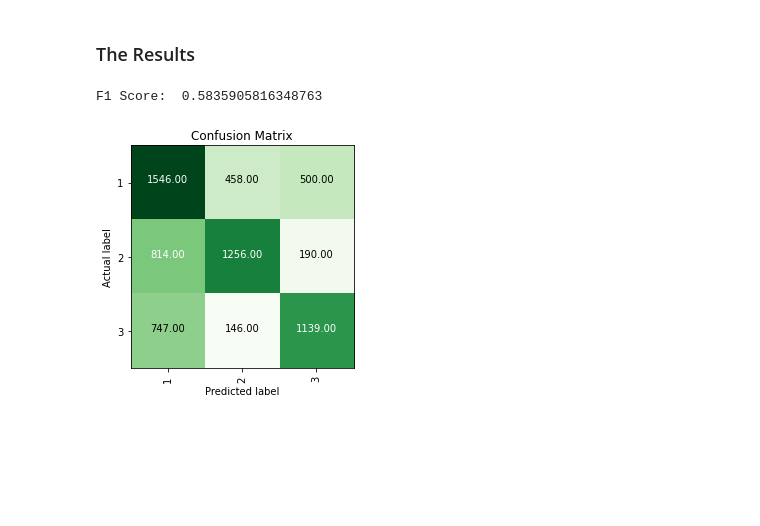
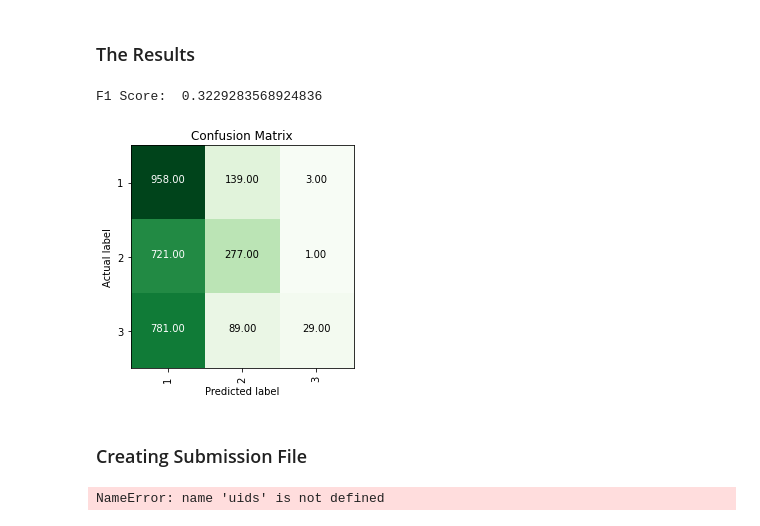
Before and after one commit to amm98d/twitter-sentiment-analysis, a Jupyter notebook: script.ipynb, the cells around one changed output. Cells and saved outputs as stored; diff of their text form; code cells hidden in the pictures; blank space fills up the shorter version.

Commit message:
First Real Predictions Score.

```diff
--- a/script.ipynb
+++ b/script.ipynb
@@ -74,7 +74,7 @@ def readFile(filename, test_data=False):
                     if len(tweet.content) > 0:
                         all_tweets.append(cleanTweet(tweet))
                         tweet = Tweet()
-                    tweet.ID = line.split()[1]
+                    tweet.uid = line.split()[1]
                     tweet.sentiment = line.split()[2] if test_data==False else None
                 elif line.split()[0] == 'http' or line.split()[0] == 'https':
                     skip = True
@@ -93,16 +93,16 @@ def readFile(filename, test_data=False):
 # %% [markdown]
 ## Frequency Based Method
 # %%
-def frequency_based_embeddings(all_tweets, test_data=False):
-    all_positive_tweets = [i.content for i in all_tweets if i.sentiment=='positive']
-    all_negative_tweets = [i.content for i in all_tweets if i.sentiment=='negative']
-    all_neutral_tweets = [i.content for i in all_tweets if i.sentiment=='neutral']
-    tweets = all_neutral_tweets + all_positive_tweets + all_negative_tweets
+def frequency_based_embeddings(all_tweets):
     freqs = dict()
     for i in all_tweets:
         for word in i.content.split():
             pair = (word, i.sentiment)
             freqs[pair] = freqs.get(pair, 0) + 1
+    all_positive_tweets = [i.content for i in all_tweets if i.sentiment=='positive']
+    all_negative_tweets = [i.content for i in all_tweets if i.sentiment=='negative']
+    all_neutral_tweets = [i.content for i in all_tweets if i.sentiment=='neutral']
+    tweets = all_neutral_tweets + all_positive_tweets + all_negative_tweets
     X = np.empty((0,4))
     for i in tweets:
         neutral_words_freq = 0
@@ -113,10 +113,8 @@ def frequency_based_embeddings(all_tweets, test_data=False):
             positive_words_freq += freqs.get((word,'positive'),0)
             negative_words_freq += freqs.get((word,'negative'),0)
         X = np.append(X, np.array([[1, neutral_words_freq, positive_words_freq, negative_words_freq]]), axis=0)
-    Y = None
-    if test_data == False:
-        Y = np.append(np.zeros(len(all_neutral_tweets)), np.ones(len(all_positive_tweets)))
-        Y = np.append(Y, np.full(len(all_negative_tweets),2))
+    Y = np.append(np.zeros(len(all_neutral_tweets)), np.ones(len(all_positive_tweets)))
+    Y = np.append(Y, np.full(len(all_negative_tweets),2))
     return X,Y
 # %% [markdown]
 # Defining Method for Confusion Matrix
@@ -250,11 +246,27 @@ pX,_ = frequency_based_embeddings(all_tweets, test_data=True)
+# %%
+X_pred, Y_pred = frequency_based_embeddings(test_data)
 # %% [markdown]
 ### Getting the Predictions
 # %%
-predictions = clf.predict(pX)
+predictions = clf.predict(X_pred)
 # %% [markdown]
 ### The Results
-# %%
-show_results(y_test, y_pred)
-# %% [output]
-F1 Score:  0.5835905816348763
-[figure, removed]
+# %%
+show_results(Y_pred, predictions)
+# %% [output]
+F1 Score:  0.3229283568924836
+[figure, added]
+# %% [markdown]
+### Creating Submission File
+# %%
+with open('submissions/answer.txt',"w") as fp:
+    fp.write("Uid,Sentiment\n")
+    for i in range(len(predictions)):
+        if predictions[i]==0:
+            fp.write(uids[i]+",neutral\n")
+        elif y_pred[i]==1:
+            fp.write(uids[i]+",positive\n")
+        elif y_pred[i]==2:
+            fp.write(uids[i]+",negative\n")
+# %% [output]
+NameError: name 'uids' is not defined
```
Also changed, not shown: parts of 6 cells of this notebook, 1 other file.
